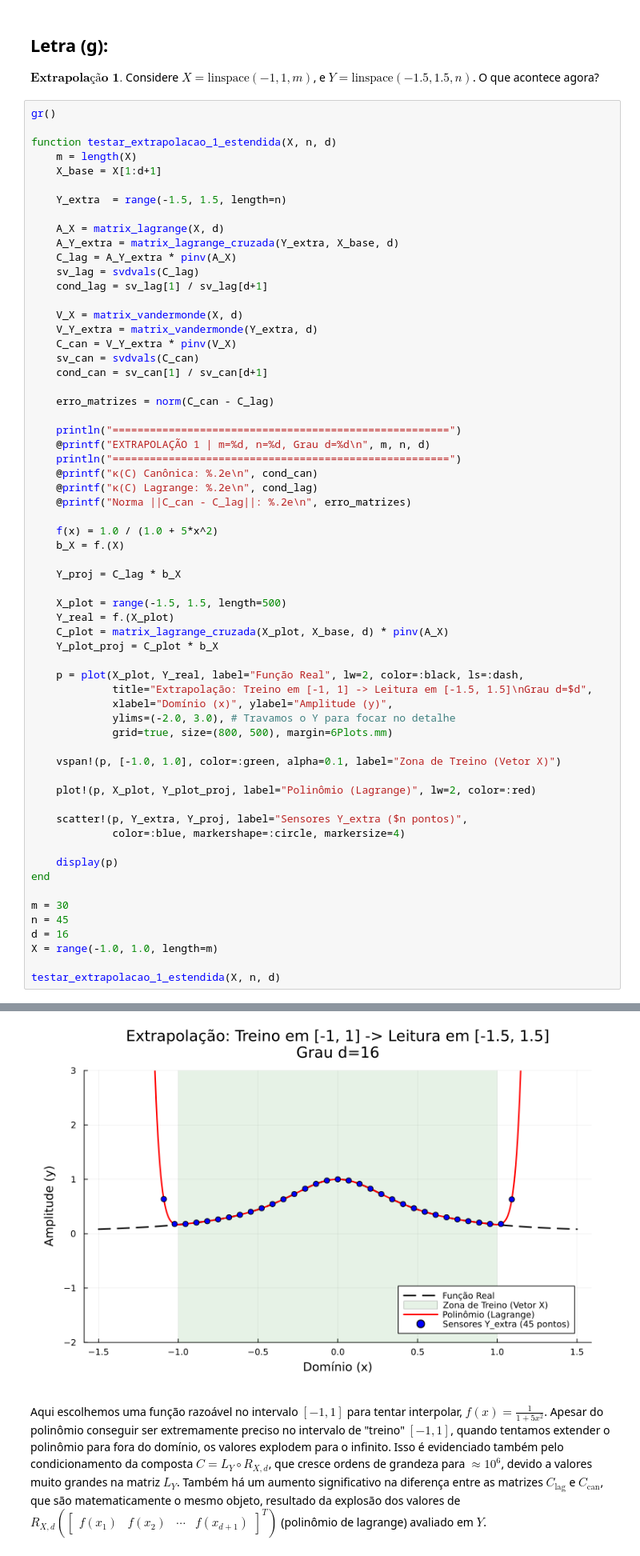
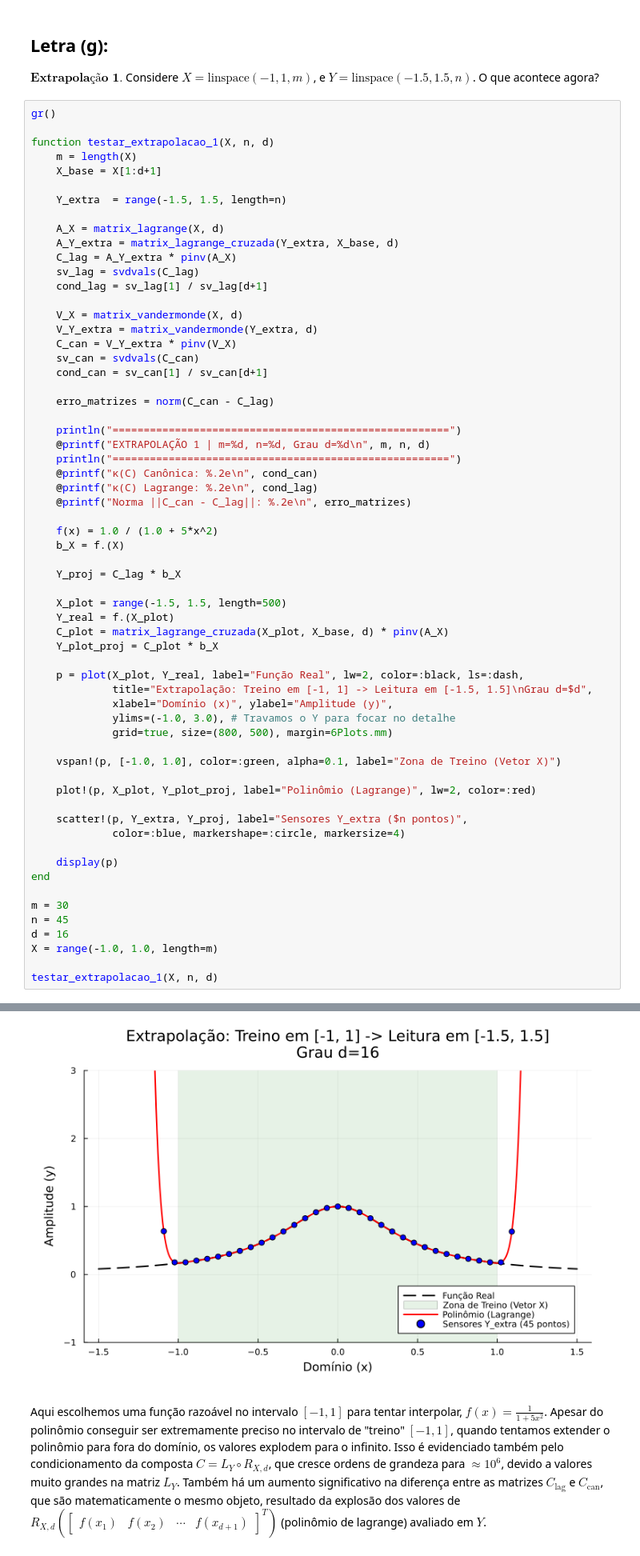
Before and after one commit to PedroDuailibe/Projeto3-ALN, a Jupyter notebook: Projeto3.ipynb, the cells around one changed output, grey strips where cells are left out. Shown at 80% size. Drawn from its saved outputs; the diff is of its cells as text.

```diff
--- a/Projeto3.ipynb
+++ b/Projeto3.ipynb
@@ -718,7 +718,7 @@ $\textbf{Extrapolação 1.}$ Considere $X = \text{linspace}(-1, 1, m)$, e $Y = \
 # %%
 gr()
 
-function testar_extrapolacao_1_estendida(X, n, d)
+function testar_extrapolacao_1(X, n, d)
     m = length(X)
     X_base = X[1:d+1]
 
@@ -755,36 +755,36 @@ function testar_extrapolacao_1_estendida(X, n, d)
     C_plot = matrix_lagrange_cruzada(X_plot, X_base, d) * pinv(A_X)
     Y_plot_proj = C_plot * b_X
 
     p = plot(X_plot, Y_real, label="Função Real", lw=2, color=:black, ls=:dash,
              title="Extrapolação: Treino em [-1, 1] -> Leitura em [-1.5, 1.5]\nGrau d=$d",
              xlabel="Domínio (x)", ylabel="Amplitude (y)",
-             ylims=(-2.0, 3.0), # Travamos o Y para focar no detalhe
+             ylims=(-1.0, 3.0), # Travamos o Y para focar no detalhe
              grid=true, size=(800, 500), margin=6Plots.mm)
 
     vspan!(p, [-1.0, 1.0], color=:green, alpha=0.1, label="Zona de Treino (Vetor X)")
 
     plot!(p, X_plot, Y_plot_proj, label="Polinômio (Lagrange)", lw=2, color=:red)
 
     scatter!(p, Y_extra, Y_proj, label="Sensores Y_extra ($n pontos)",
              color=:blue, markershape=:circle, markersize=4)
 
     display(p)
 end
 
 m = 30
 n = 45
 d = 16
 X = range(-1.0, 1.0, length=m)
 
-testar_extrapolacao_1_estendida(X, n, d)
+testar_extrapolacao_1(X, n, d)
 # %% [output]
 ======================================================
 EXTRAPOLAÇÃO 1 | m=30, n=45, Grau d=16
 ======================================================
 κ(C) Canônica: 1.82e+06
 κ(C) Lagrange: 1.82e+06
 Norma ||C_can - C_lag||: 2.58e+01
-[figure, old version]
+[figure, new version]
 # %% [markdown]
 Aqui escolhemos uma função razoável no intervalo $[-1, 1]$ para tentar interpolar, $f(x) = \frac 1 {1 + 5x^2}$. Apesar do polinômio conseguir ser extremamente preciso no intervalo de "treino" $[-1,1]$, quando tentamos extender o polinômio para fora do domínio, os valores explodem para o infinito. Isso é evidenciado também pelo condicionamento da composta $C = L_Y \circ R_{X,d}$, que cresce ordens de grandeza para $\approx 10^6$, devido a valores muito grandes na matriz $L_Y$. Também há um aumento significativo na diferença entre as matrizes $C_{\text{lag}}$ e $C_{\text{can}}$, que são matematicamente o mesmo objeto, resultado da explosão dos valores de $R_{X,d}\left(\begin{bmatrix} f(x_1) & f(x_2) & \cdots & f(x_{d+1})\end{bmatrix}^T\right)$ (polinômio de lagrange) avaliado em $Y$.
 # %% [markdown]
```
Also changed, not shown: parts of 7 cells of this notebook.
